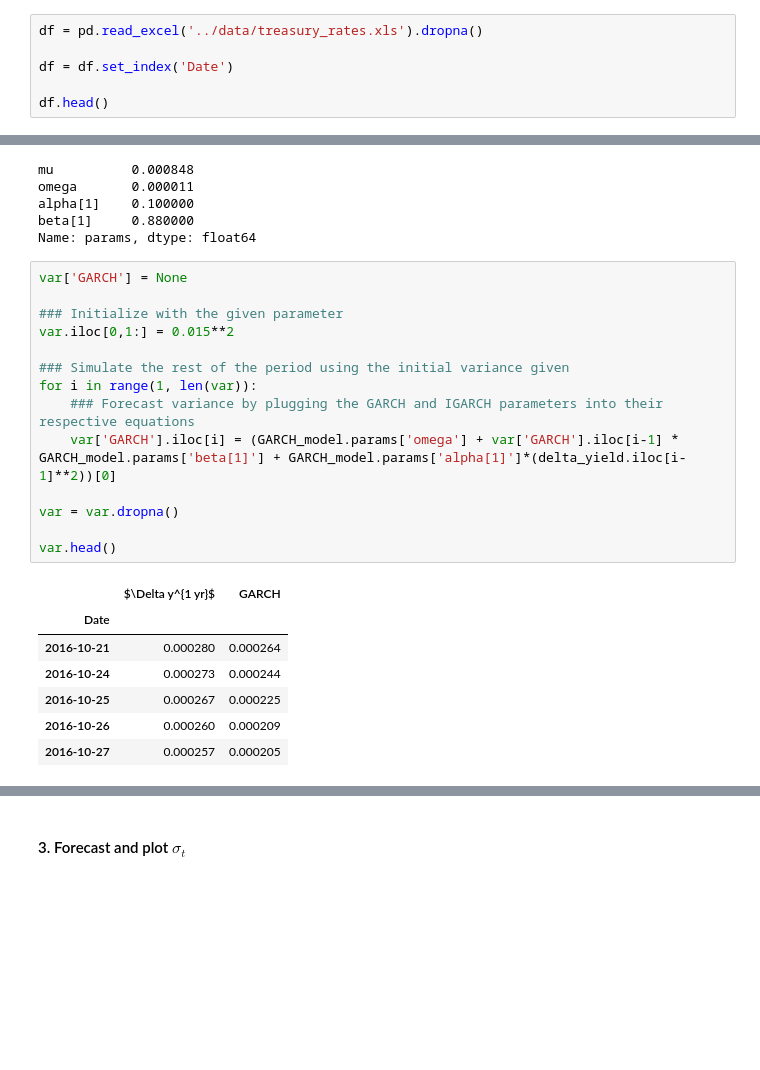
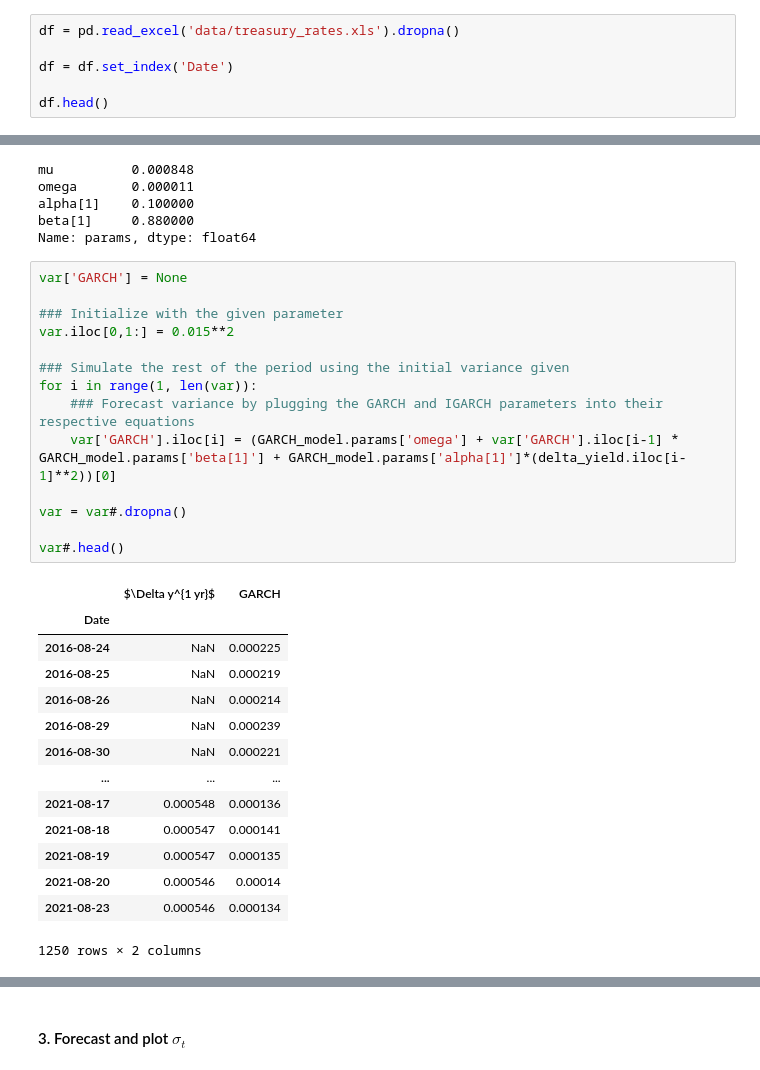
Before and after one commit to MarkHendricks/finm-analytics-2021, a Jupyter notebook: homework/HW_ExtraPractice_2.ipynb, the cells around one changed output, grey strips where cells are left out. Saved outputs shown, nothing was run; the diff lists cells and outputs as text; blank space fills up the shorter version.

```diff
--- a/homework/HW_ExtraPractice_2.ipynb
+++ b/homework/HW_ExtraPractice_2.ipynb
@@ -20,7 +20,7 @@ warnings.filterwarnings('ignore')
 # %% [markdown]
 ## Data
 # %%
-df = pd.read_excel('../data/treasury_rates.xls').dropna()
+df = pd.read_excel('data/treasury_rates.xls').dropna()
 
 df = df.set_index('Date')
 
@@ -219,22 +219,29 @@ Name: params, dtype: float64
 # %%
 var['GARCH'] = None
 
 ### Initialize with the given parameter
 var.iloc[0,1:] = 0.015**2
 
 ### Simulate the rest of the period using the initial variance given
 for i in range(1, len(var)):
     ### Forecast variance by plugging the GARCH and IGARCH parameters into their respective equations
     var['GARCH'].iloc[i] = (GARCH_model.params['omega'] + var['GARCH'].iloc[i-1] * GARCH_model.params['beta[1]'] + GARCH_model.params['alpha[1]']*(delta_yield.iloc[i-1]**2))[0]
 
-var = var.dropna()
+var = var#.dropna()
 
-var.head()
+var#.head()
 # %% [output]
 |  | $\Delta y^{1 yr}$ | GARCH |
 | Date |  |  |
-| 2016-10-21 | 0.000280 | 0.000264 |
-| 2016-10-24 | 0.000273 | 0.000244 |
-| 2016-10-25 | 0.000267 | 0.000225 |
-| 2016-10-26 | 0.000260 | 0.000209 |
-| 2016-10-27 | 0.000257 | 0.000205 |
+| 2016-08-24 | NaN | 0.000225 |
+| 2016-08-25 | NaN | 0.000219 |
+| 2016-08-26 | NaN | 0.000214 |
+| 2016-08-29 | NaN | 0.000239 |
+| 2016-08-30 | NaN | 0.000221 |
+| ... | ... | ... |
+| 2021-08-17 | 0.000548 | 0.000136 |
+| 2021-08-18 | 0.000547 | 0.000141 |
+| 2021-08-19 | 0.000547 | 0.000135 |
+| 2021-08-20 | 0.000546 | 0.00014 |
+| 2021-08-23 | 0.000546 | 0.000134 |
+1250 rows × 2 columns
```
Also changed, not shown: parts of 3 cells of this notebook.
